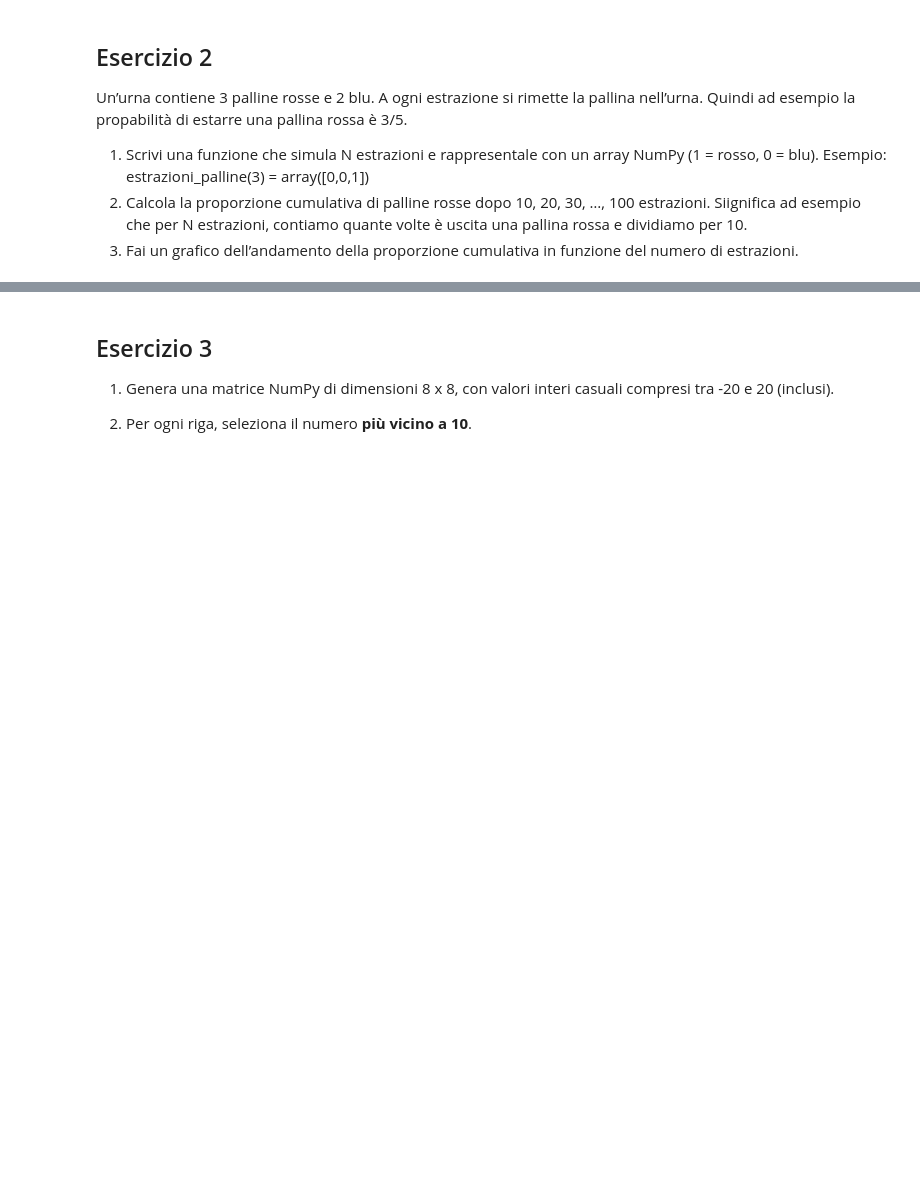
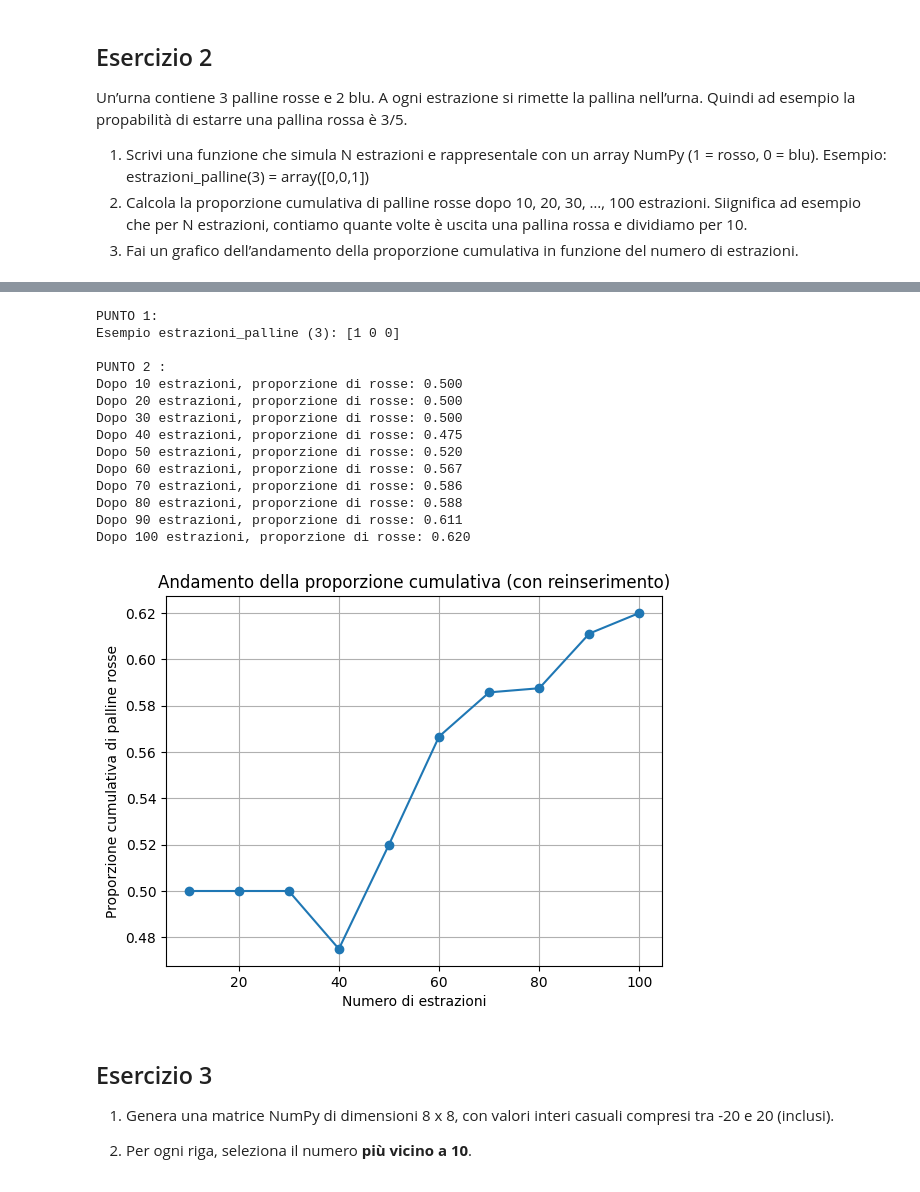
Before and after one commit to s266112/Programming_Lab-2_PY-, a Jupyter notebook: 2026/Esame anni passati/Appello 3 (Sess INV) 28-8-25/esame28_agosto.ipynb, the cells around one changed output, grey strips where cells are left out. Cells and saved outputs as stored; diff of their text form; code cells hidden in the pictures; blank space fills up the shorter version.

```diff
--- a/2026/Esame anni passati/Appello 3 (Sess INV) 28-8-25/esame28_agosto.ipynb
+++ b/2026/Esame anni passati/Appello 3 (Sess INV) 28-8-25/esame28_agosto.ipynb
@@ -61,3 +125,59 @@ Quindi ad esempio la propabilità di estarre una pallina rossa è 3/5.
+# %%
+import numpy as np
+import matplotlib.pyplot as plt
+
+# 1. Funzione che simula N estrazioni
+def estrazioni_palline(N):
+    return np.random.choice([1, 0], size = N, p = [3/5, 2/5])
+
+np.random.seed(0)           # Per riproducibilità
+
+print ("PUNTO 1:")
+print ("Esempio estrazioni_palline (3):", estrazioni_palline(3))
+
+
+# 2. Proporzione cumulativa dopo 10, 20, ..., 100 estrazioni
+np.random.seed(0)
+Nmax = 100
+estrazioni_totali = estrazioni_palline(Nmax)
+
+step_list = list(range(10, Nmax + 1, 10))
+proporzioni = []
+
+for step in step_list:
+    prime_step = estrazioni_totali[:step]
+    prop = prime_step.mean()
+    proporzioni.append(prop)
+
+print ("\nPUNTO 2 :")
+for step, prop in zip(step_list, proporzioni):
+    print(f"Dopo {step} estrazioni, proporzione di rosse: {prop:.3f}")
+
+
+
+# 3. Grafico
+plt.plot(step_list, proporzioni, marker='o')
+plt.xlabel('Numero di estrazioni')
+plt.ylabel('Proporzione cumulativa di palline rosse')
+plt.title('Andamento della proporzione cumulativa (con reinserimento)')
+plt.grid(True)
+plt.show()
+# %% [output]
+PUNTO 1:
+Esempio estrazioni_palline (3): [1 0 0]
+
+PUNTO 2 :
+Dopo 10 estrazioni, proporzione di rosse: 0.500
+Dopo 20 estrazioni, proporzione di rosse: 0.500
+Dopo 30 estrazioni, proporzione di rosse: 0.500
+Dopo 40 estrazioni, proporzione di rosse: 0.475
+Dopo 50 estrazioni, proporzione di rosse: 0.520
+Dopo 60 estrazioni, proporzione di rosse: 0.567
+Dopo 70 estrazioni, proporzione di rosse: 0.586
+Dopo 80 estrazioni, proporzione di rosse: 0.588
+Dopo 90 estrazioni, proporzione di rosse: 0.611
+Dopo 100 estrazioni, proporzione di rosse: 0.620
+[figure, added]
 # %% [markdown]
 ## Esercizio 3
 
```
Also changed, not shown: parts of 11 cells of this notebook.
